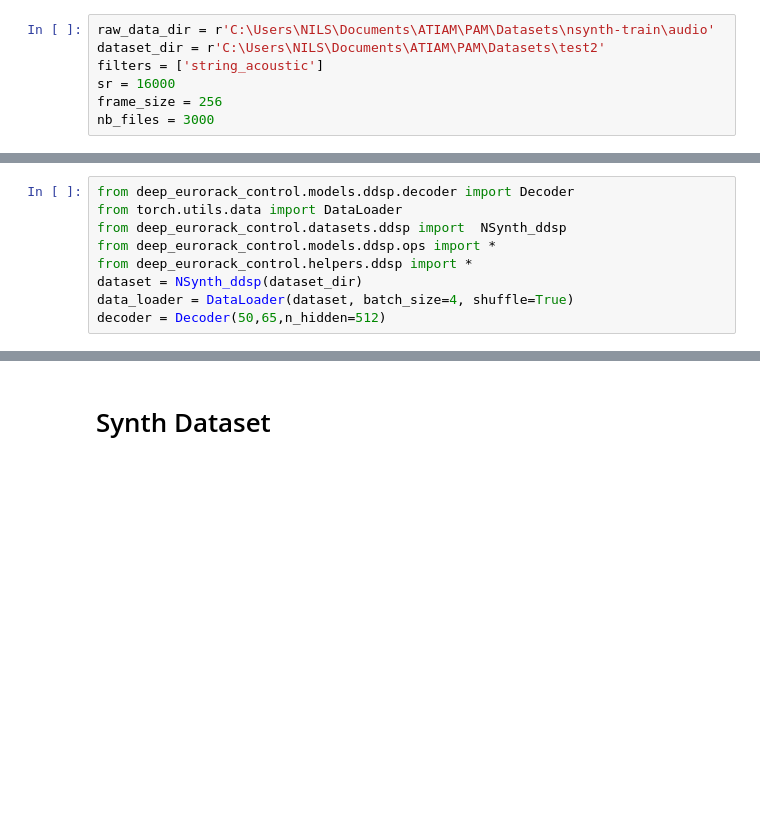
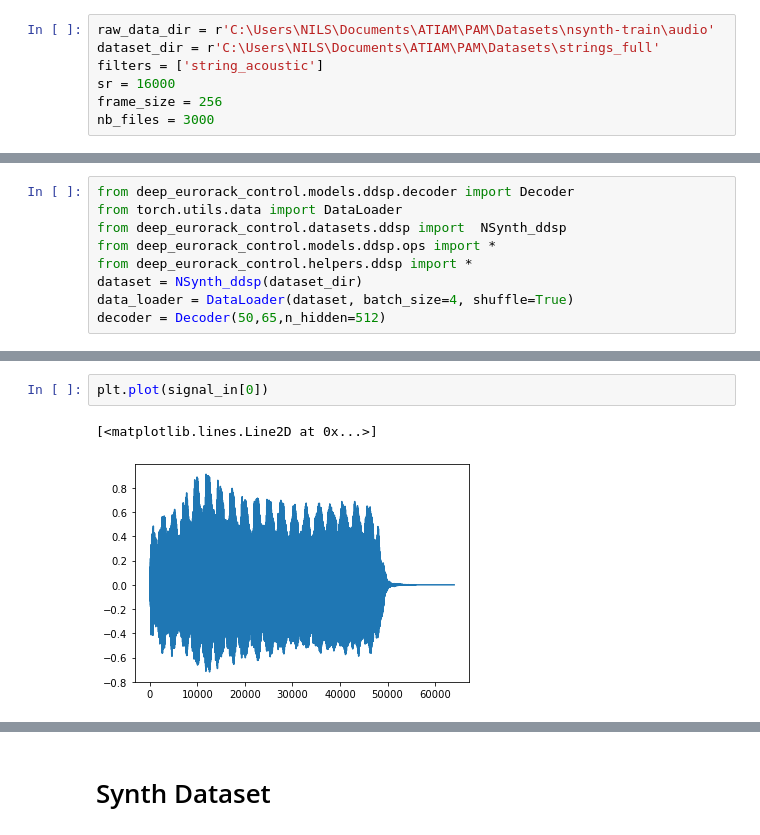
Before and after one commit to nabsara/deep-eurorack-control, a Jupyter notebook: notebooks/Untitled.ipynb, the cells around one changed output, grey strips where cells are left out. Cells and saved outputs as stored; diff of their text form; blank space fills up the shorter version.

```diff
--- a/notebooks/Untitled.ipynb
+++ b/notebooks/Untitled.ipynb
@@ -11,7 +11,7 @@ os.chdir(r'C:\Users\NILS\Documents\ATIAM\PAM\deep-eurorack-control\src')
 from deep_eurorack_control.pipelines.ddsp.dataset_process import preprocess_dataset
 # %%
 raw_data_dir = r'C:\Users\NILS\Documents\ATIAM\PAM\Datasets\nsynth-train\audio'
-dataset_dir = r'C:\Users\NILS\Documents\ATIAM\PAM\Datasets\test2'
+dataset_dir = r'C:\Users\NILS\Documents\ATIAM\PAM\Datasets\strings_full'
 filters = ['string_acoustic']
 sr = 16000
 frame_size = 256
@@ -62,0 +61,5 @@ plt.ylim(30,45)
+# %%
+plt.plot(signal_in[0])
+# %% [output]
+[<matplotlib.lines.Line2D at 0x...>]
+[figure, added]
```
Also changed, not shown: parts of 10 cells of this notebook, 6 other files.
